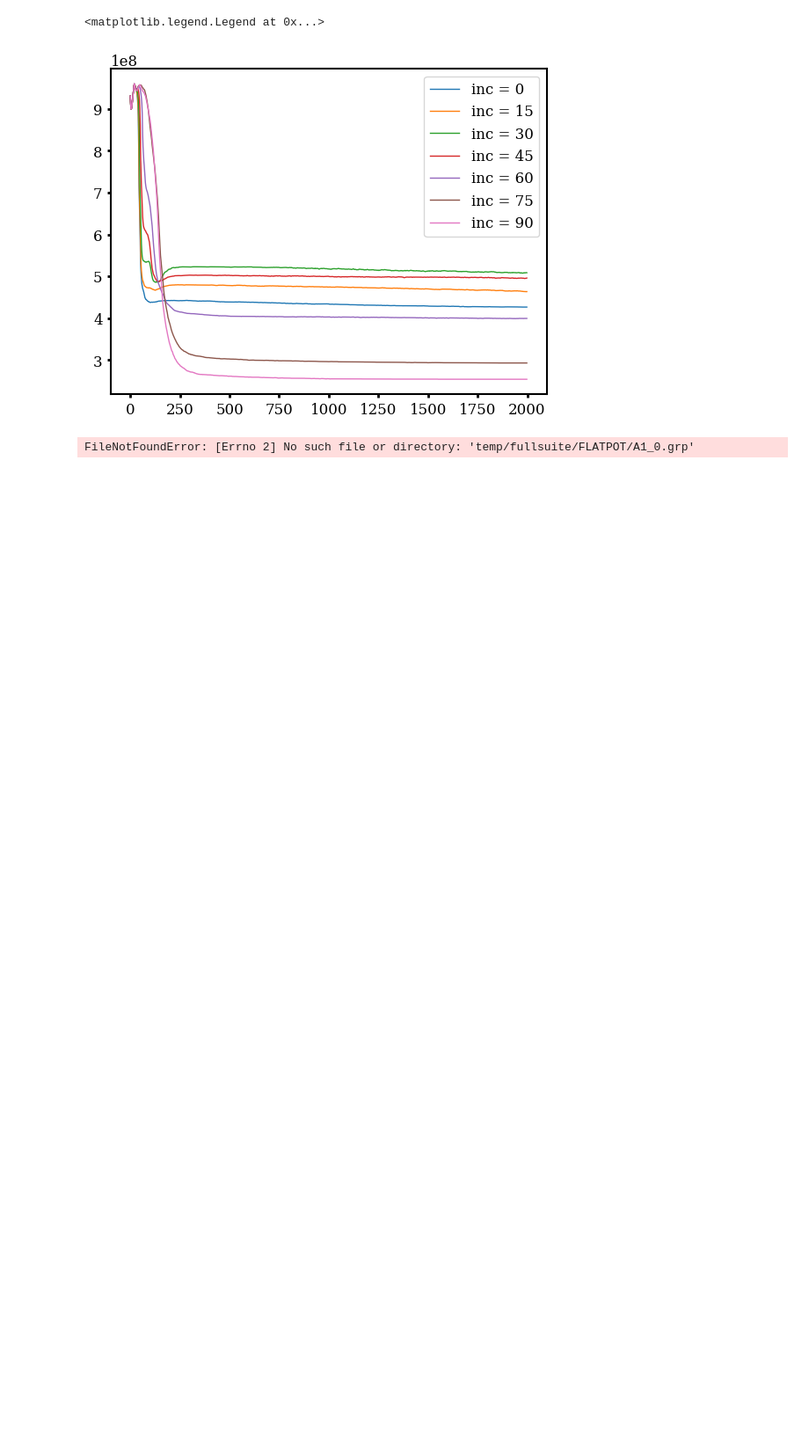
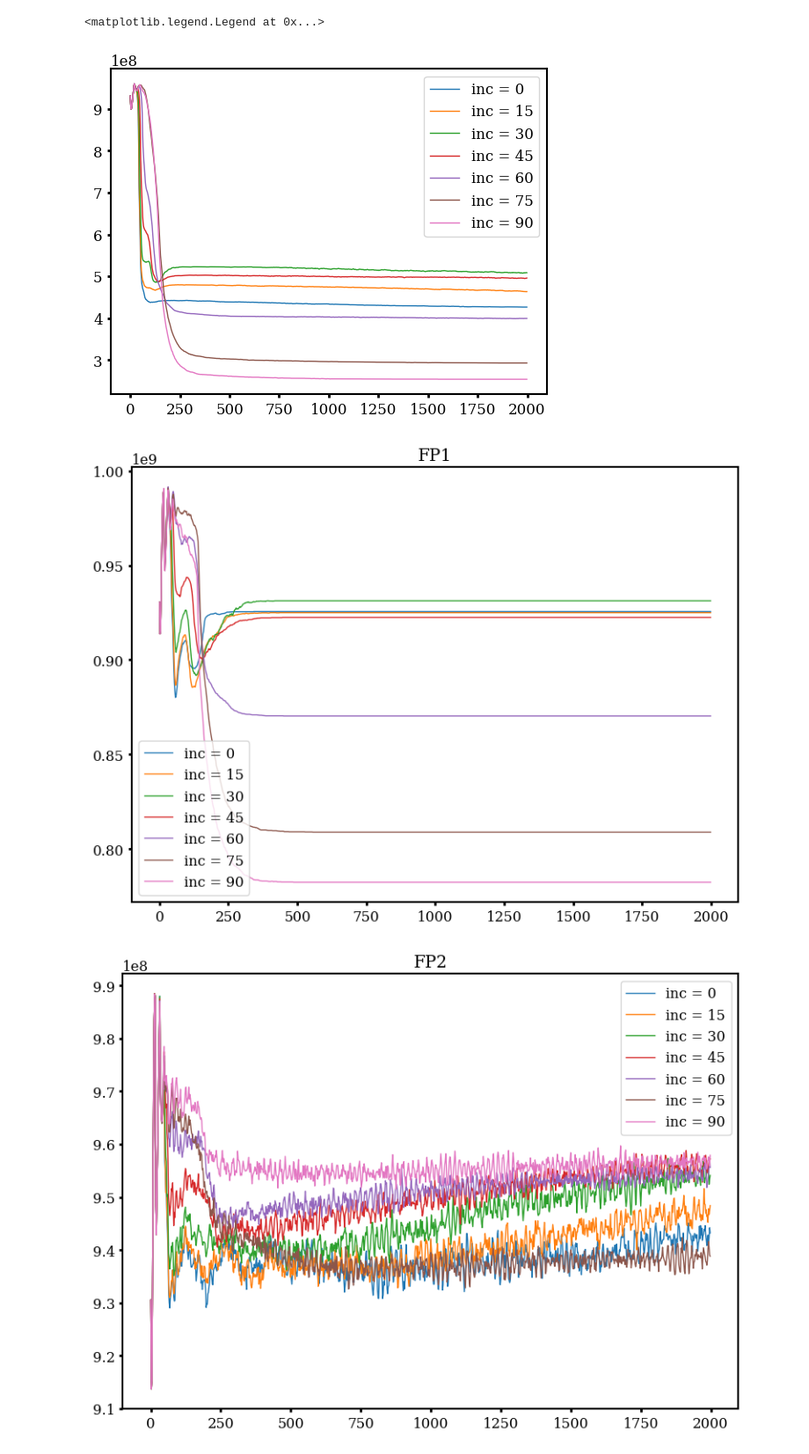
Before and after one commit to HSouch/galarp, a Jupyter notebook: paper/1-0-FullSuiteAnalysis.ipynb, the cells around one changed output. Shown at 88% size. Cells and saved outputs as stored; diff of their text form; code cells hidden in the pictures; blank space fills up the shorter version.

```diff
--- a/paper/1-0-FullSuiteAnalysis.ipynb
+++ b/paper/1-0-FullSuiteAnalysis.ipynb
@@ -67,22 +67,23 @@ plt.legend()
 # %%
 incs = [0, 15, 30, 45, 60, 75, 90]
 
 tempdir = 'temp/fullsuite/FLATPOT/'
 
 
-for suite_index in range(1, 7):
+for suite_index in range(1, 3):
     orbit_set = []
 
     for inc in incs:
-        orbit_set.append(grp.OrbitContainer.load(f'{tempdir}A{suite_index}_{inc}.grp'))
+        orbit_set.append(grp.OrbitContainer.load(f'{tempdir}FP{suite_index}_{inc}.grp'))
 
     plt.figure(figsize=(8, 6))
     for i, container in enumerate(orbit_set):
         times, mdisk = grp.Mdisk(container)
         plt.plot(times, mdisk, label=f'inc = {incs[i]}')
     plt.legend()
-    plt.title(f'A{suite_index}')
+    plt.title(f'FP{suite_index}')
     plt.tight_layout()
     plt.savefig(f'figures/fullsuite/FLATPOT/FP{suite_index}_mdisk_evol.png')
 # %% [output]
-FileNotFoundError: [Errno 2] No such file or directory: 'temp/fullsuite/FLATPOT/A1_0.grp'
+[figure, added]
+[figure, added]
```
Also changed, not shown: 2 other files.
